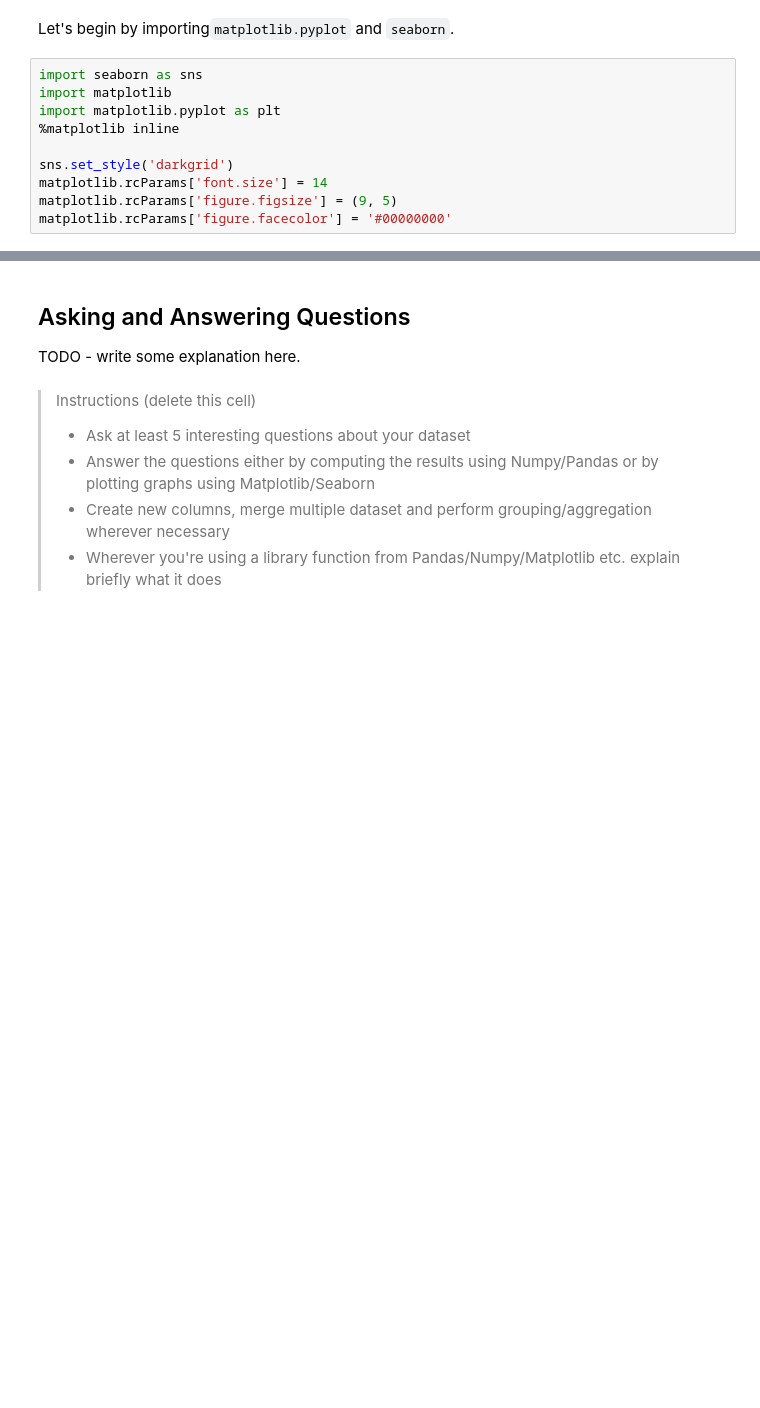
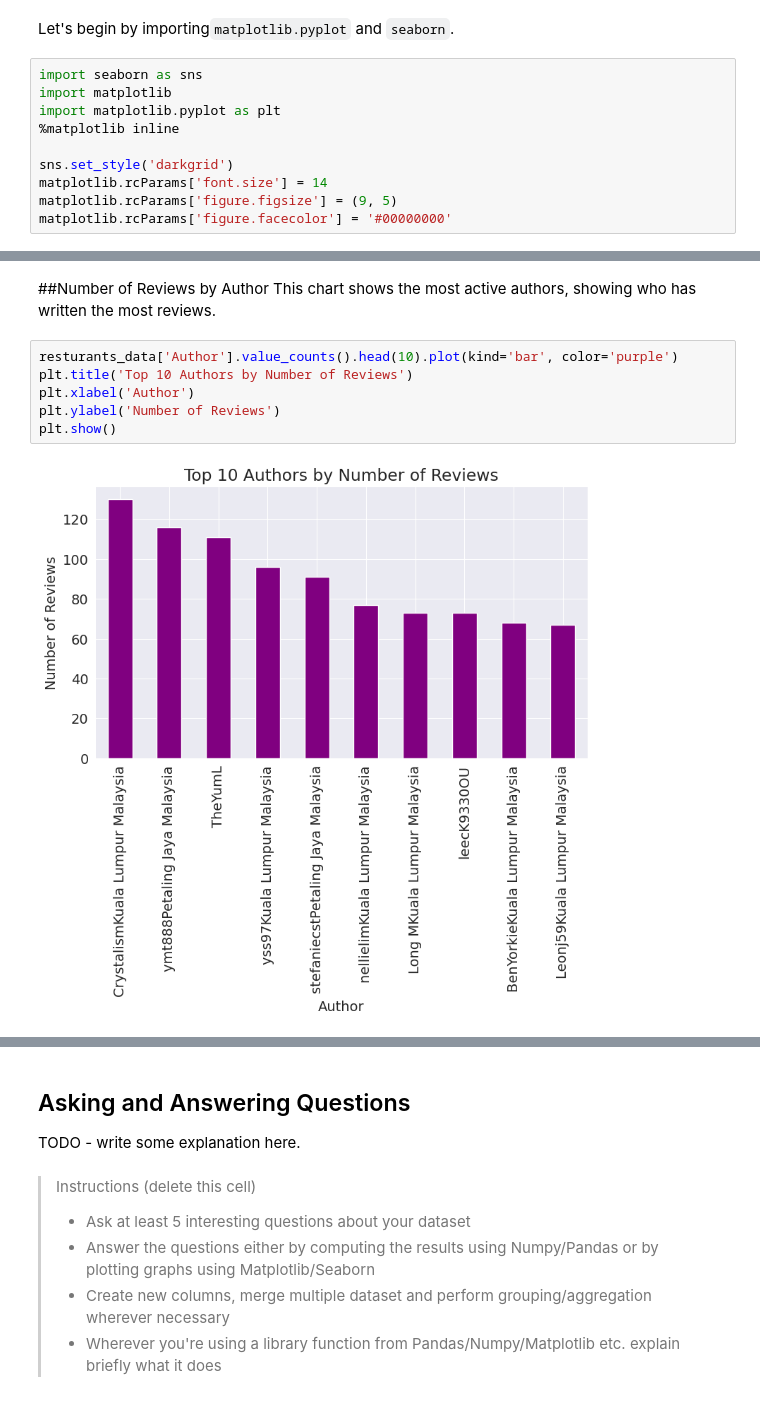
Before and after one commit to drshahizan/Python_EDA, a Jupyter notebook: assignment/bdm/Avengers/case_study1/cs1.ipynb, the cells around one changed output, grey strips where cells are left out. Saved outputs shown, nothing was run; the diff lists cells and outputs as text; blank space fills up the shorter version.

```diff
--- a/assignment/bdm/Avengers/case_study1/cs1.ipynb
+++ b/assignment/bdm/Avengers/case_study1/cs1.ipynb
@@ -174,0 +589,11 @@ matplotlib.rcParams['figure.facecolor'] = '#00000000'
+# %% [markdown]
+##Number of Reviews by Author
+This chart shows the most active authors, showing who has written the most reviews.
+# %%
+resturants_data['Author'].value_counts().head(10).plot(kind='bar', color='purple')
+plt.title('Top 10 Authors by Number of Reviews')
+plt.xlabel('Author')
+plt.ylabel('Number of Reviews')
+plt.show()
+# %% [output]
+[figure, added]
```
Also changed, not shown: parts of 104 cells of this notebook.
